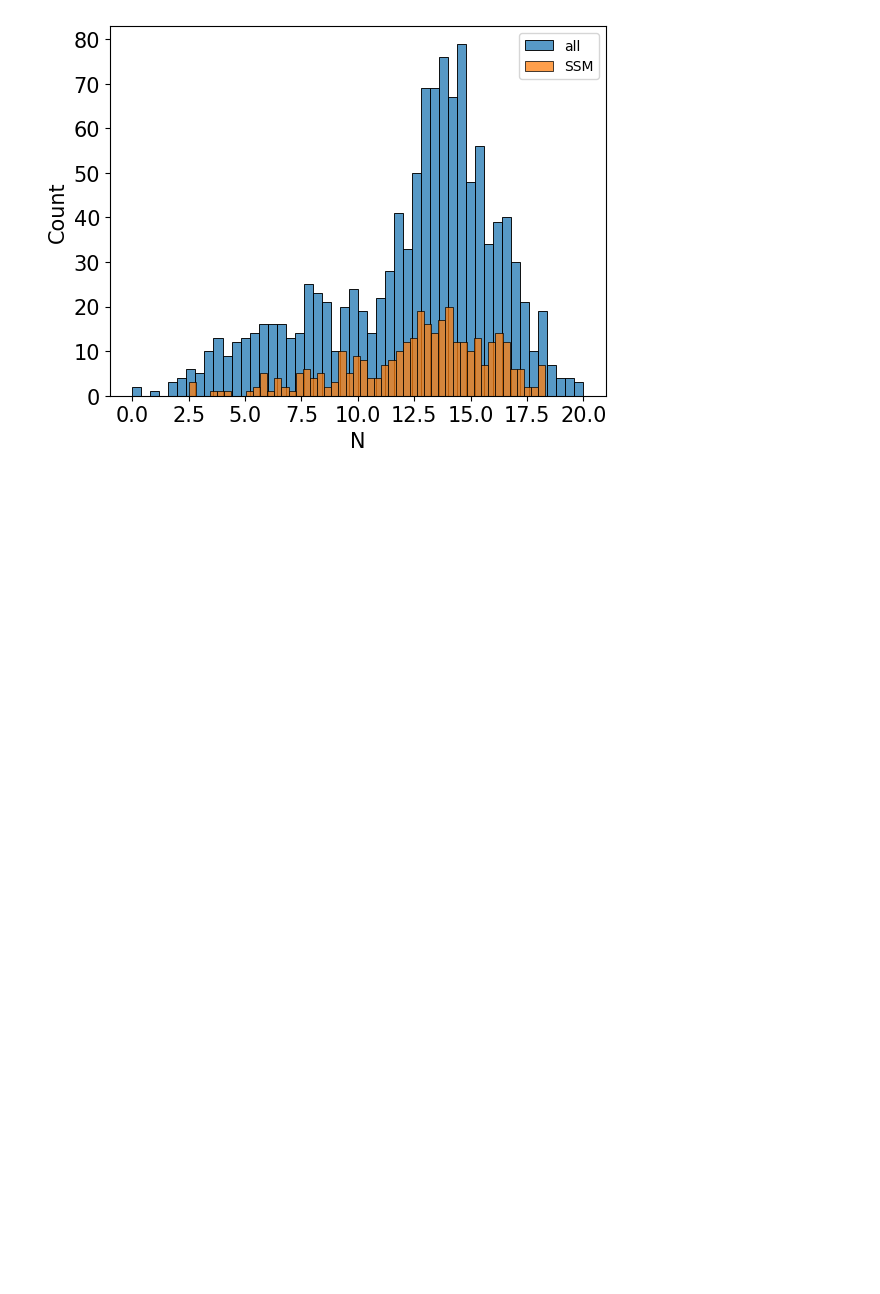
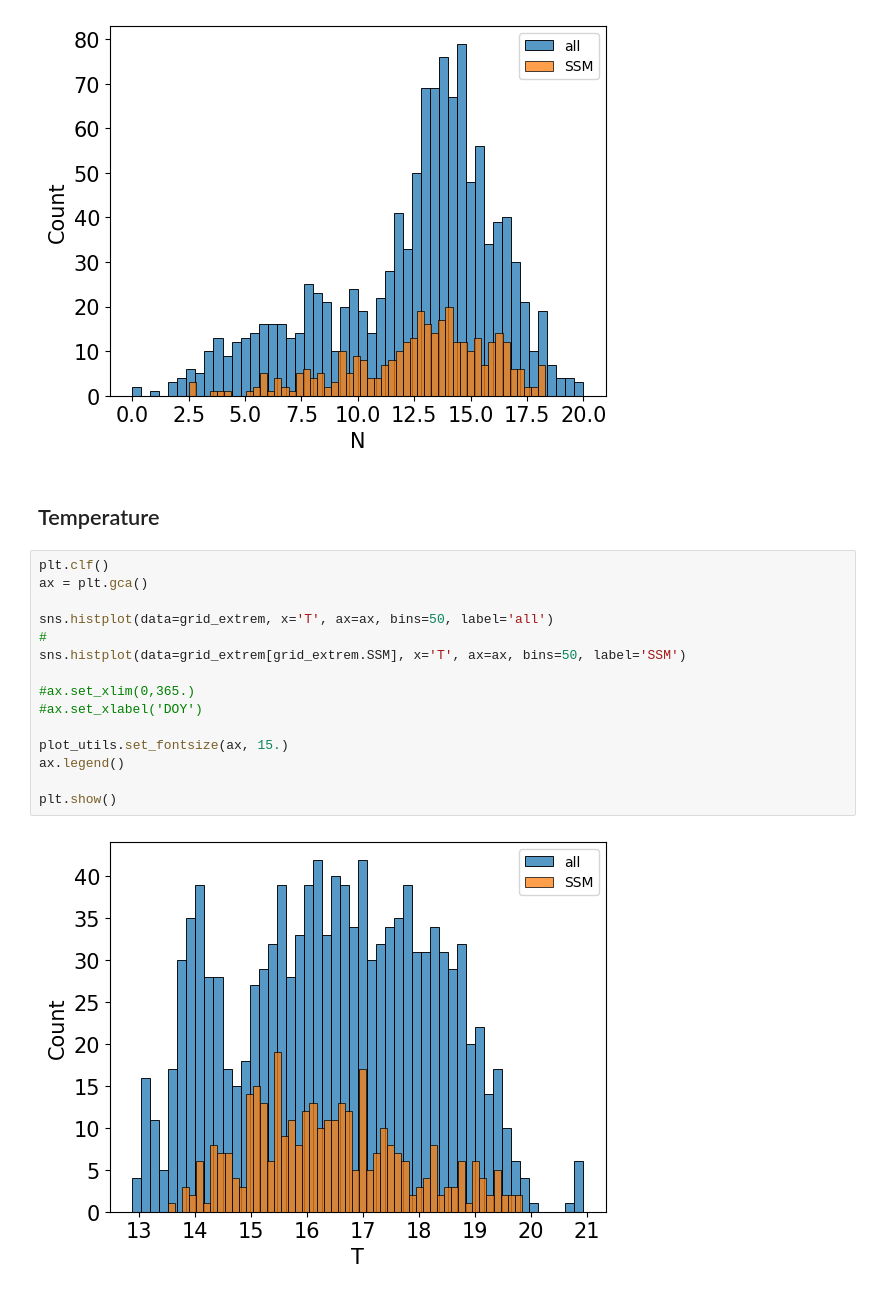
Before and after one commit to profxj/sio-sandbox, a Jupyter notebook: nb/CUGN/Define_DO_Extrema.ipynb, the cells around one changed output. Drawn from its saved outputs; the diff is of its cells as text; blank space fills up the shorter version.

```diff
--- a/nb/CUGN/Define_DO_Extrema.ipynb
+++ b/nb/CUGN/Define_DO_Extrema.ipynb
@@ -223,3 +249,22 @@ ax.legend()
 plt.show()
 # %% [output]
 [figure]
+# %% [markdown]
+## Temperature
+# %%
+plt.clf()
+ax = plt.gca()
+
+sns.histplot(data=grid_extrem, x='T', ax=ax, bins=50, label='all')
+#
+sns.histplot(data=grid_extrem[grid_extrem.SSM], x='T', ax=ax, bins=50, label='SSM')
+
+#ax.set_xlim(0,365.)
+#ax.set_xlabel('DOY')
+
+plot_utils.set_fontsize(ax, 15.)
+ax.legend()
+
+plt.show()
+# %% [output]
+[figure, added]
```
Also changed, not shown: parts of 3 cells of this notebook.
